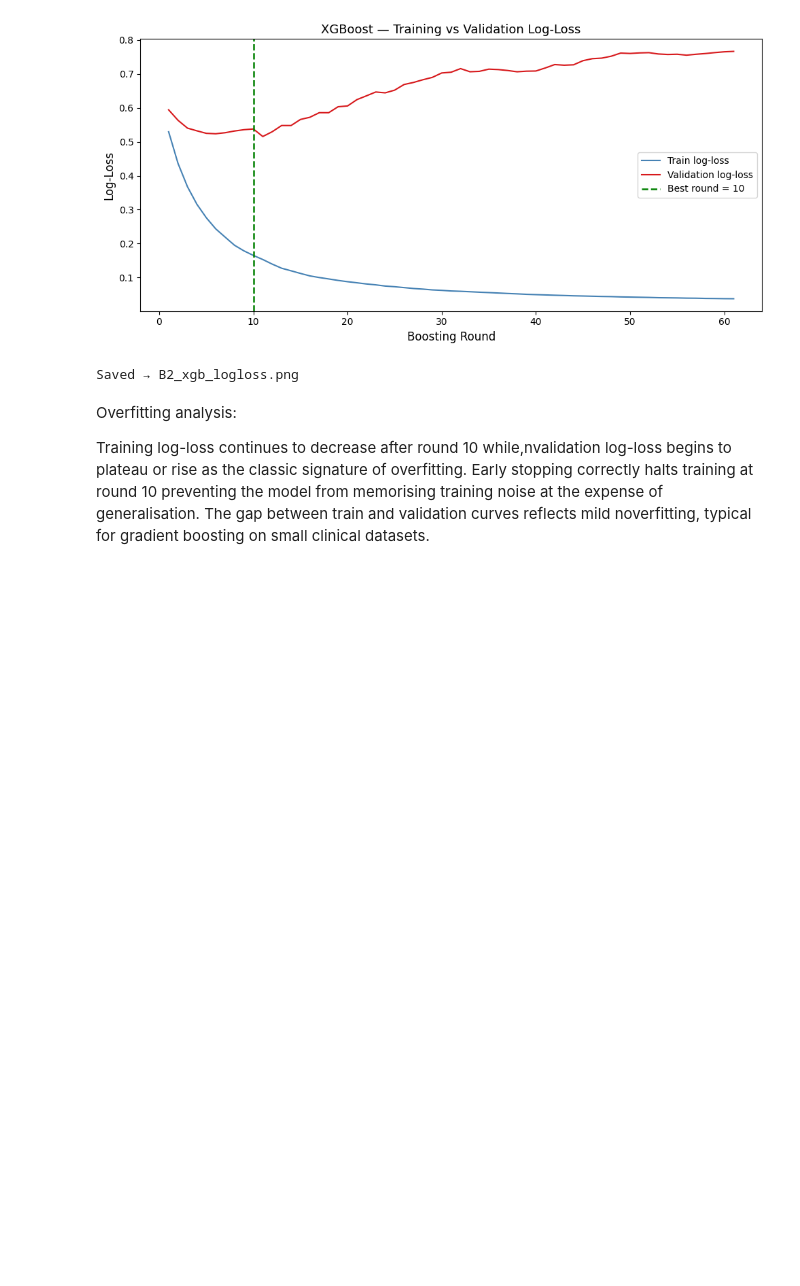
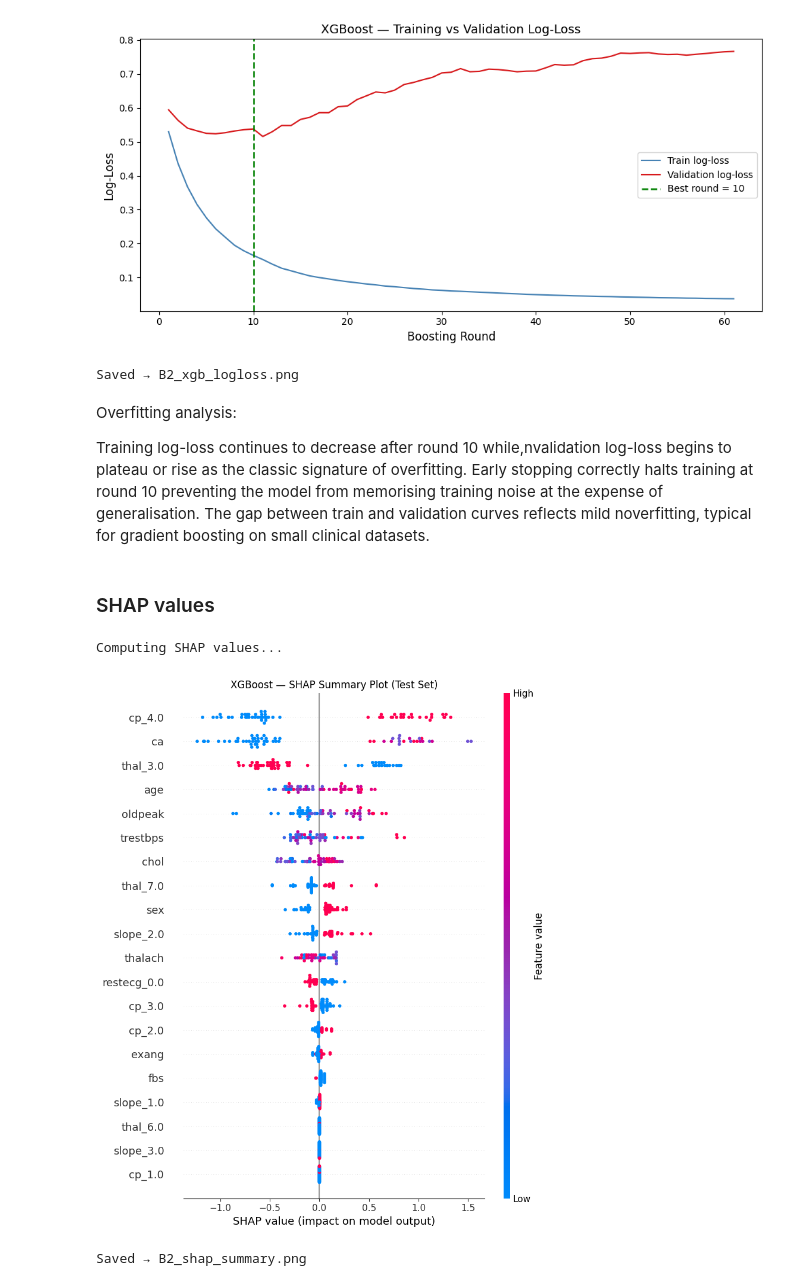
Before and after one commit to maryam2004-hub/i23-6004-DM-Assignment4, a Jupyter notebook: i23_6004_DS_B_DMAssignment4.ipynb, the cells around one changed output. Drawn from its saved outputs; the diff is of its cells as text; code cells hidden in the pictures; blank space fills up the shorter version.

Commit message:
Added SHAP values calculation and evaluation metrics

```diff
--- a/i23_6004_DS_B_DMAssignment4.ipynb
+++ b/i23_6004_DS_B_DMAssignment4.ipynb
@@ -945,3 +945,22 @@ Saved → B2_xgb_logloss.png
 Overfitting analysis:
 
 Training log-loss continues to decrease after round 10 while,nvalidation log-loss begins to plateau or rise as the classic signature of overfitting. Early stopping correctly halts training at round 10 preventing the model from memorising training noise at the expense of generalisation. The gap between train and validation curves reflects mild noverfitting, typical for gradient boosting on small clinical datasets.
+# %% [markdown]
+### SHAP values
+# %%
+print("\nComputing SHAP values...")
+
+explainer  = shap.TreeExplainer(xgb_final)
+shap_values = explainer.shap_values(X_test)
+
+plt.figure()
+shap.summary_plot(shap_values, X_test, feature_names=feature_names, show=False)
+plt.title("XGBoost — SHAP Summary Plot (Test Set)", fontsize=12)
+plt.tight_layout()
+plt.savefig("B2_shap_summary.png", dpi=150, bbox_inches="tight")
+plt.show()
+print("Saved → B2_shap_summary.png")
+# %% [output]
+Computing SHAP values...
+[figure, added]
+Saved → B2_shap_summary.png
```
Also changed, not shown: parts of 2 cells of this notebook.
